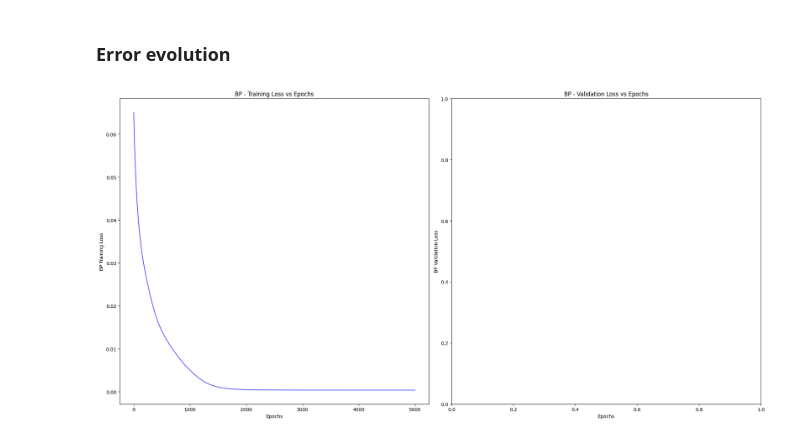
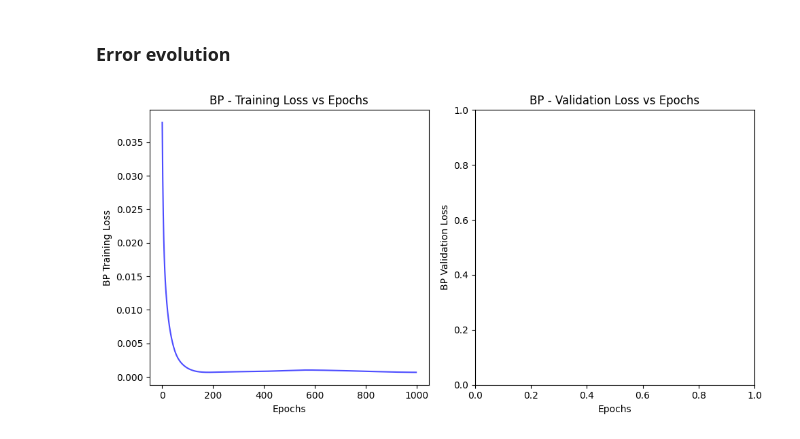
Before and after one commit to novella93/NEC_A1, a Jupyter notebook: A1.ipynb, the cells around one changed output. Drawn from its saved outputs; the diff is of its cells as text; code cells hidden in the pictures.

```diff
--- a/A1.ipynb
+++ b/A1.ipynb
@@ -449,7 +449,7 @@ The class can be used to:
 import BP
 
 # Initialize and train the neural network
-bp_nn = BP.NeuralNet(layers=[16, 4, 1], epochs=100000, learning_rate=0.0001, momentum=0.0001, fact='leaky_relu')
+bp_nn = BP.NeuralNet(layers=[16, 4, 1], epochs=1000, learning_rate=0.001, momentum=0.001, fact='linear')
 bp_nn.fit(x_train, y_train)
 
 # Test the network
@@ -566,26 +578,26 @@ plt.show()
 ### Error evolution
 # %%
 # Create a figure and axes for the plots
-fig, axs = plt.subplots(1, 2, figsize=(20, 10))  # 1 row, 3 columns of plots
+fig, axs = plt.subplots(1, 2, figsize=(10, 5))  # 1 row, 3 columns of plots
 
 # Training loss
 bp_training_loss = bp_nn.loss_epochs()
-axs[0].plot(range((5000)), bp_training_loss[:5000], color='blue', alpha=0.7)
+axs[0].plot(range((1000)), bp_training_loss[:1000], color='blue', alpha=0.7)
 axs[0].set_title("BP - Training Loss vs Epochs")
 axs[0].set_xlabel("Epochs")
 axs[0].set_ylabel("BP Training Loss")
 
 # Validation loss
 # bp_validation_loss = 0
-# axs[1].plot(range((5000)), bp_loss[:5000], color='blue', alpha=0.7)
+# axs[1].plot(range((5000)), bp_validation_loss[:5000], color='blue', alpha=0.7)
 axs[1].set_title("BP - Validation Loss vs Epochs")
 axs[1].set_xlabel("Epochs")
 axs[1].set_ylabel("BP Validation Loss")
 
 # Adjust layout for better spacing
 plt.tight_layout()
 
 # Show the plots
 plt.show()
 # %% [output]
-[figure, old version]
+[figure, new version]
```
Also changed, not shown: parts of 10 cells of this notebook, 7 other files.
